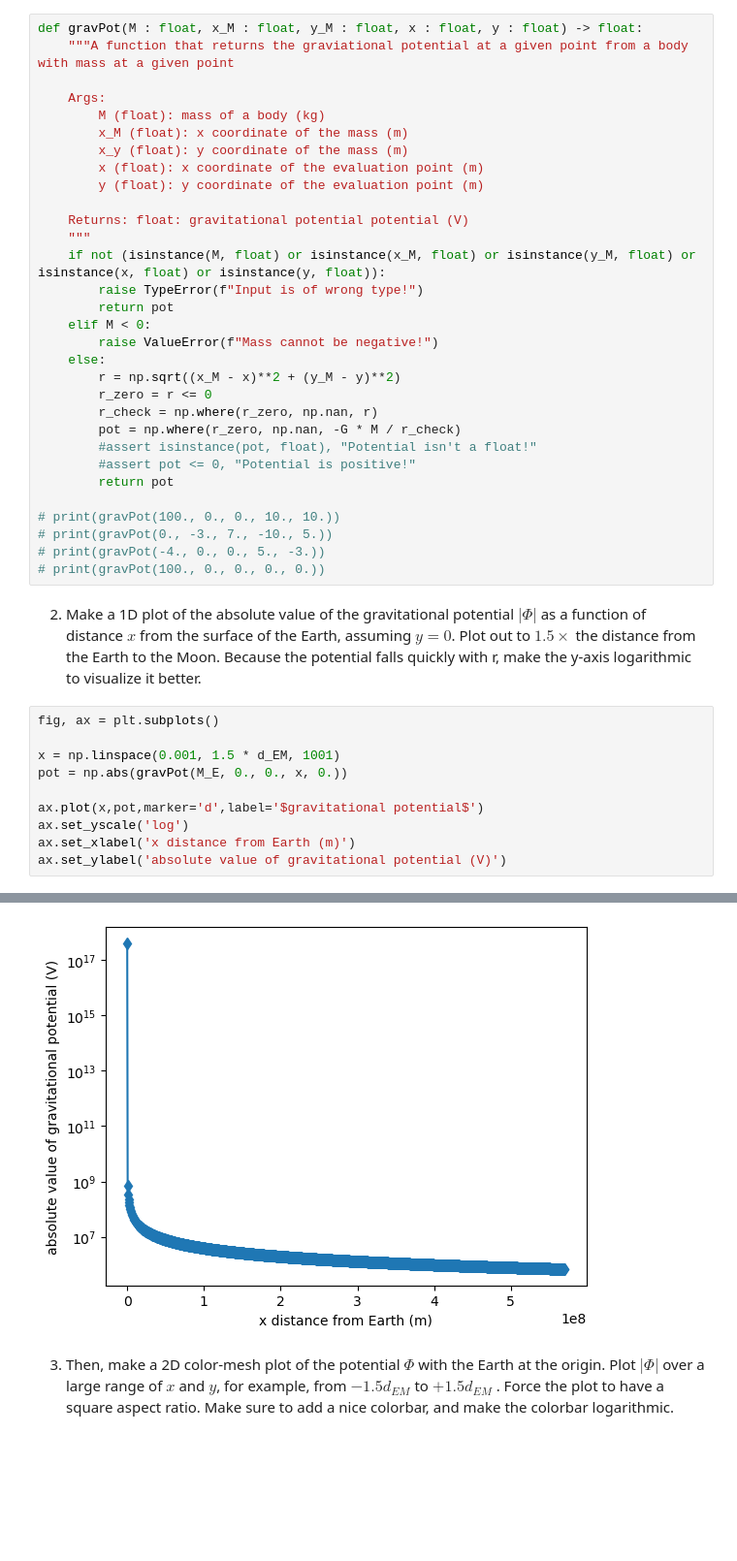
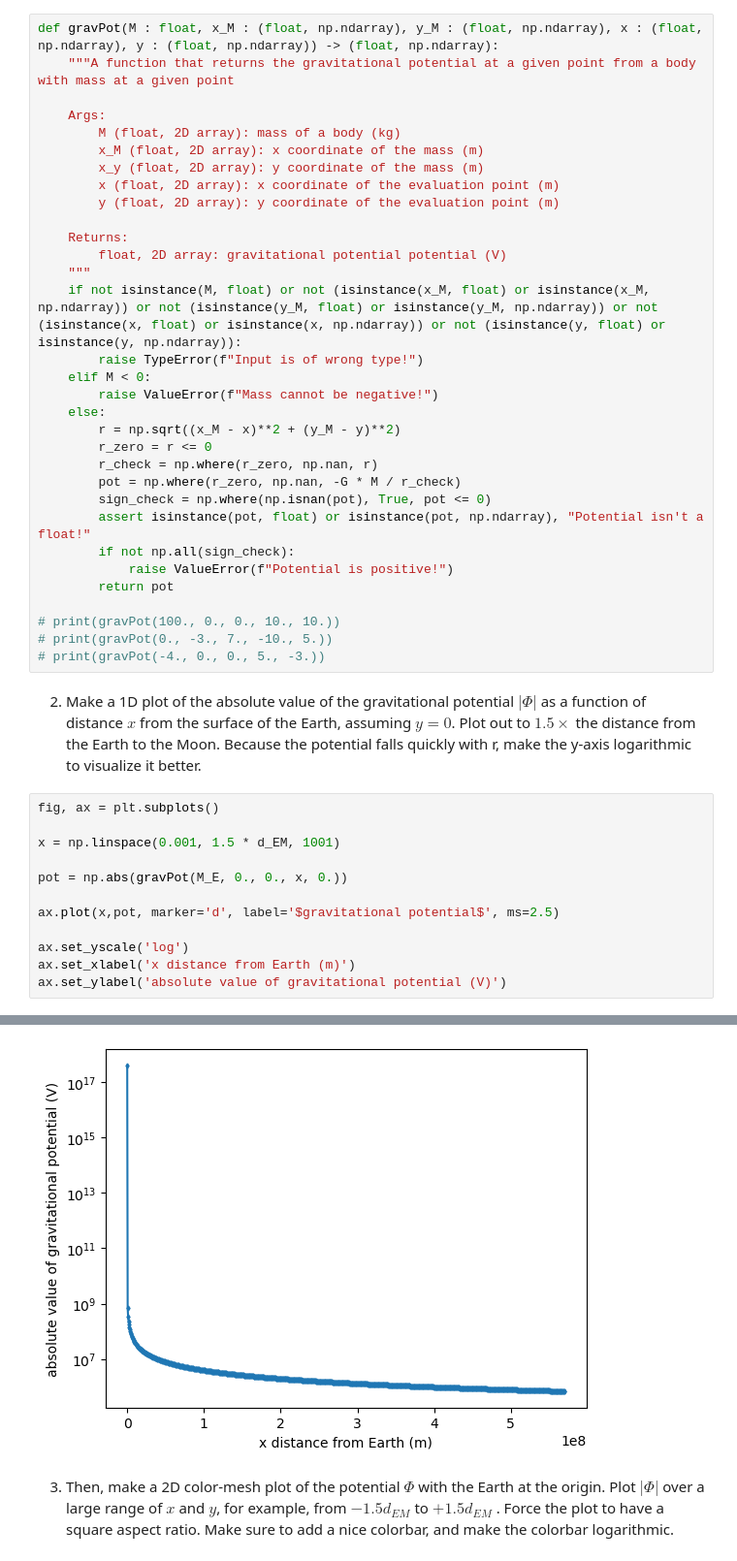
Before and after one commit to graceyeh-umd/PHYS265-spring26, a Jupyter notebook: Lab1/lab1.ipynb, the cells around one changed output, grey strips where cells are left out. Shown at 97% size. Cells and saved outputs as stored; diff of their text form; blank space fills up the shorter version.

```diff
--- a/Lab1/lab1.ipynb
+++ b/Lab1/lab1.ipynb
@@ -64,21 +66,21 @@ a point particle, but in which case, be careful! For in that approximation, the
 contains a singularity. In our function, use all modern best practices for coding.
 E.g. type hints, type checks, pre and post conditions, doc strings, etc.
 # %%
-def gravPot(M : float, x_M : float, y_M : float, x : float, y : float) -> float:
-    """A function that returns the graviational potential at a given point from a body with mass at a given point
+def gravPot(M : float, x_M : (float, np.ndarray), y_M : (float, np.ndarray), x : (float, np.ndarray), y : (float, np.ndarray)) -> (float, np.ndarray):
+    """A function that returns the gravitational potential at a given point from a body with mass at a given point
 
     Args:
-        M (float): mass of a body (kg)
-        x_M (float): x coordinate of the mass (m)
-        x_y (float): y coordinate of the mass (m)
-        x (float): x coordinate of the evaluation point (m)
-        y (float): y coordinate of the evaluation point (m)
+        M (float, 2D array): mass of a body (kg)
+        x_M (float, 2D array): x coordinate of the mass (m)
+        x_y (float, 2D array): y coordinate of the mass (m)
+        x (float, 2D array): x coordinate of the evaluation point (m)
+        y (float, 2D array): y coordinate of the evaluation point (m)
 
-    Returns: float: gravitational potential potential (V)
+    Returns:
+        float, 2D array: gravitational potential potential (V)
     """
-    if not (isinstance(M, float) or isinstance(x_M, float) or isinstance(y_M, float) or isinstance(x, float) or isinstance(y, float)):
+    if not isinstance(M, float) or not (isinstance(x_M, float) or isinstance(x_M, np.ndarray)) or not (isinstance(y_M, float) or isinstance(y_M, np.ndarray)) or not (isinstance(x, float) or isinstance(x, np.ndarray)) or not (isinstance(y, float) or isinstance(y, np.ndarray)):
         raise TypeError(f"Input is of wrong type!")
-        return pot
     elif M < 0:
         raise ValueError(f"Mass cannot be negative!")
     else:
@@ -86,30 +88,33 @@ def gravPot(M : float, x_M : float, y_M : float, x : float, y : float) -> float:
         r_zero = r <= 0
         r_check = np.where(r_zero, np.nan, r)
         pot = np.where(r_zero, np.nan, -G * M / r_check)
-        #assert isinstance(pot, float), "Potential isn't a float!"
-        #assert pot <= 0, "Potential is positive!"
+        sign_check = np.where(np.isnan(pot), True, pot <= 0)
+        assert isinstance(pot, float) or isinstance(pot, np.ndarray), "Potential isn't a float!"
+        if not np.all(sign_check):
+            raise ValueError(f"Potential is positive!")
         return pot
 
 # print(gravPot(100., 0., 0., 10., 10.))
 # print(gravPot(0., -3., 7., -10., 5.))
 # print(gravPot(-4., 0., 0., 5., -3.))
-# print(gravPot(100., 0., 0., 0., 0.))
 # %% [markdown]
 2. Make a 1D plot of the absolute value of the gravitational potential $|\Phi|$ as a function of distance $x$ from the surface of the Earth, assuming $y = 0$.
 Plot out to $1.5\times$ the distance from the Earth to the Moon. Because the potential falls quickly with r, make the y-axis logarithmic to visualize it better.
 # %%
 fig, ax = plt.subplots()
 
 x = np.linspace(0.001, 1.5 * d_EM, 1001)
+
 pot = np.abs(gravPot(M_E, 0., 0., x, 0.))
 
-ax.plot(x,pot,marker='d',label='$gravitational potential$')
+ax.plot(x,pot, marker='d', label='$gravitational potential$', ms=2.5)
+
 ax.set_yscale('log')
 ax.set_xlabel('x distance from Earth (m)')
 ax.set_ylabel('absolute value of gravitational potential (V)')
 # %% [output]
 Text(0, 0.5, 'absolute value of gravitational potential (V)')
-[figure, old version]
+[figure, new version]
 # %% [markdown]
 3. Then, make a 2D color-mesh plot of the potential $\Phi$ with the Earth at the origin. Plot $|\Phi|$
 over a large range of $x$ and $y$, for example, from $-1.5d_{EM}$ to $+1.5d_{EM}$ . Force the plot to have
```
Also changed, not shown: parts of 7 cells of this notebook, 1 other file.
